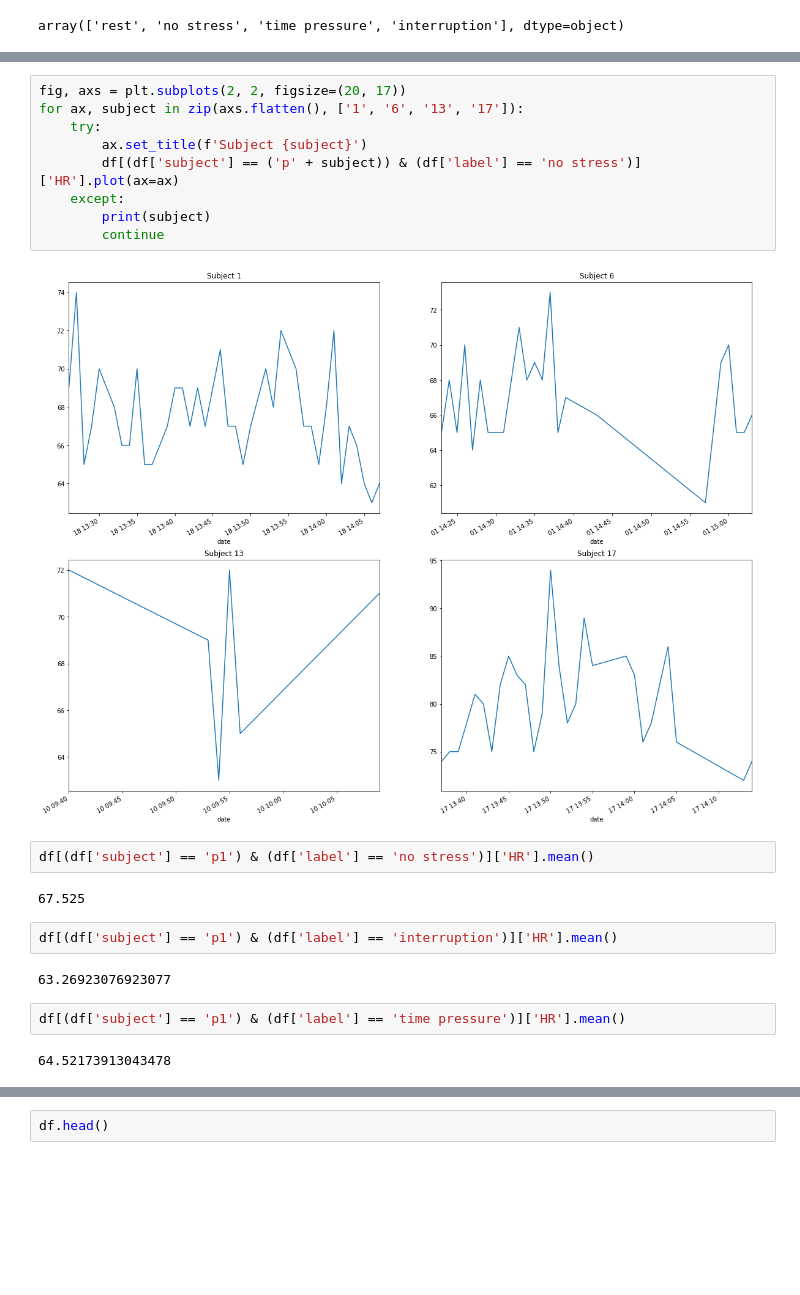
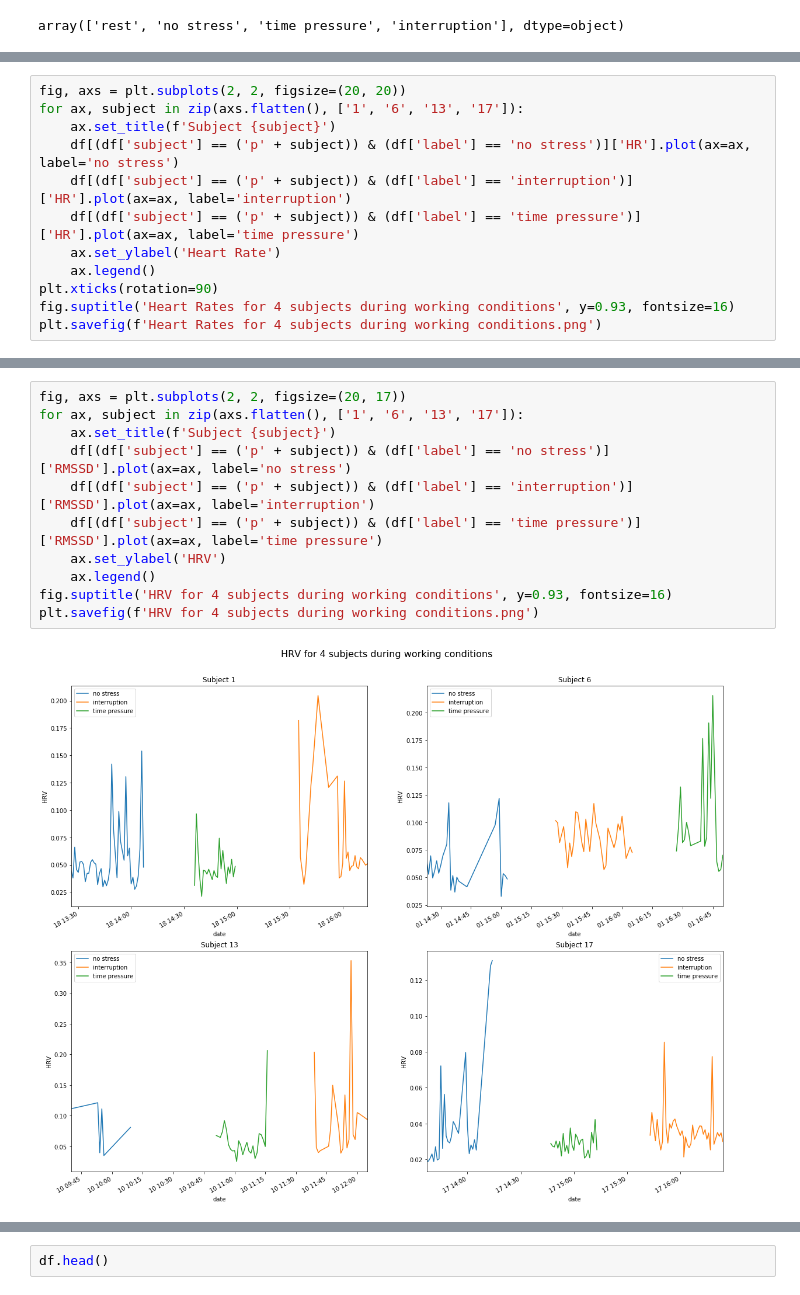
Before and after one commit to SachinGokal/capstone-two, a Jupyter notebook: notebooks/unprocessed.ipynb, the cells around one changed output, grey strips where cells are left out. Cells and saved outputs as stored; diff of their text form; blank space fills up the shorter version.

Commit message:
more plots

```diff
--- a/notebooks/unprocessed.ipynb
+++ b/notebooks/unprocessed.ipynb
@@ -218,0 +272,12 @@ array(['rest', 'no stress', 'time pressure', 'interruption'], dtype=object)
+# %%
+fig, axs = plt.subplots(2, 2, figsize=(20, 20))
+for ax, subject in zip(axs.flatten(), ['1', '6', '13', '17']):
+    ax.set_title(f'Subject {subject}')
+    df[(df['subject'] == ('p' + subject)) & (df['label'] == 'no stress')]['HR'].plot(ax=ax, label='no stress')
+    df[(df['subject'] == ('p' + subject)) & (df['label'] == 'interruption')]['HR'].plot(ax=ax, label='interruption')
+    df[(df['subject'] == ('p' + subject)) & (df['label'] == 'time pressure')]['HR'].plot(ax=ax, label='time pressure')
+    ax.set_ylabel('Heart Rate')
+    ax.legend()
+plt.xticks(rotation=90)
+fig.suptitle('Heart Rates for 4 subjects during working conditions', y=0.93, fontsize=16)
+plt.savefig(f'Heart Rates for 4 subjects during working conditions.png')
@@ -219,23 +286,13 @@ array(['rest', 'no stress', 'time pressure', 'interruption'], dtype=object)
 # %%
 fig, axs = plt.subplots(2, 2, figsize=(20, 17))
 for ax, subject in zip(axs.flatten(), ['1', '6', '13', '17']):
-    try:
-        ax.set_title(f'Subject {subject}')
-        df[(df['subject'] == ('p' + subject)) & (df['label'] == 'no stress')]['HR'].plot(ax=ax)
-    except:
-        print(subject)
-        continue
+    ax.set_title(f'Subject {subject}')
+    df[(df['subject'] == ('p' + subject)) & (df['label'] == 'no stress')]['RMSSD'].plot(ax=ax, label='no stress')
+    df[(df['subject'] == ('p' + subject)) & (df['label'] == 'interruption')]['RMSSD'].plot(ax=ax, label='interruption')
+    df[(df['subject'] == ('p' + subject)) & (df['label'] == 'time pressure')]['RMSSD'].plot(ax=ax, label='time pressure')
+    ax.set_ylabel('HRV')
+    ax.legend()
+fig.suptitle('HRV for 4 subjects during working conditions', y=0.93, fontsize=16)
+plt.savefig(f'HRV for 4 subjects during working conditions.png')
 # %% [output]
-[figure, old version]
+[figure, new version]
-# %%
-df[(df['subject'] == 'p1') & (df['label'] == 'no stress')]['HR'].mean()
-# %% [output]
-67.525
-# %%
-df[(df['subject'] == 'p1') & (df['label'] == 'interruption')]['HR'].mean()
-# %% [output]
-63.26923076923077
-# %%
-df[(df['subject'] == 'p1') & (df['label'] == 'time pressure')]['HR'].mean()
-# %% [output]
-64.52173913043478
```
Also changed, not shown: parts of 9 cells of this notebook, 3 other files.
